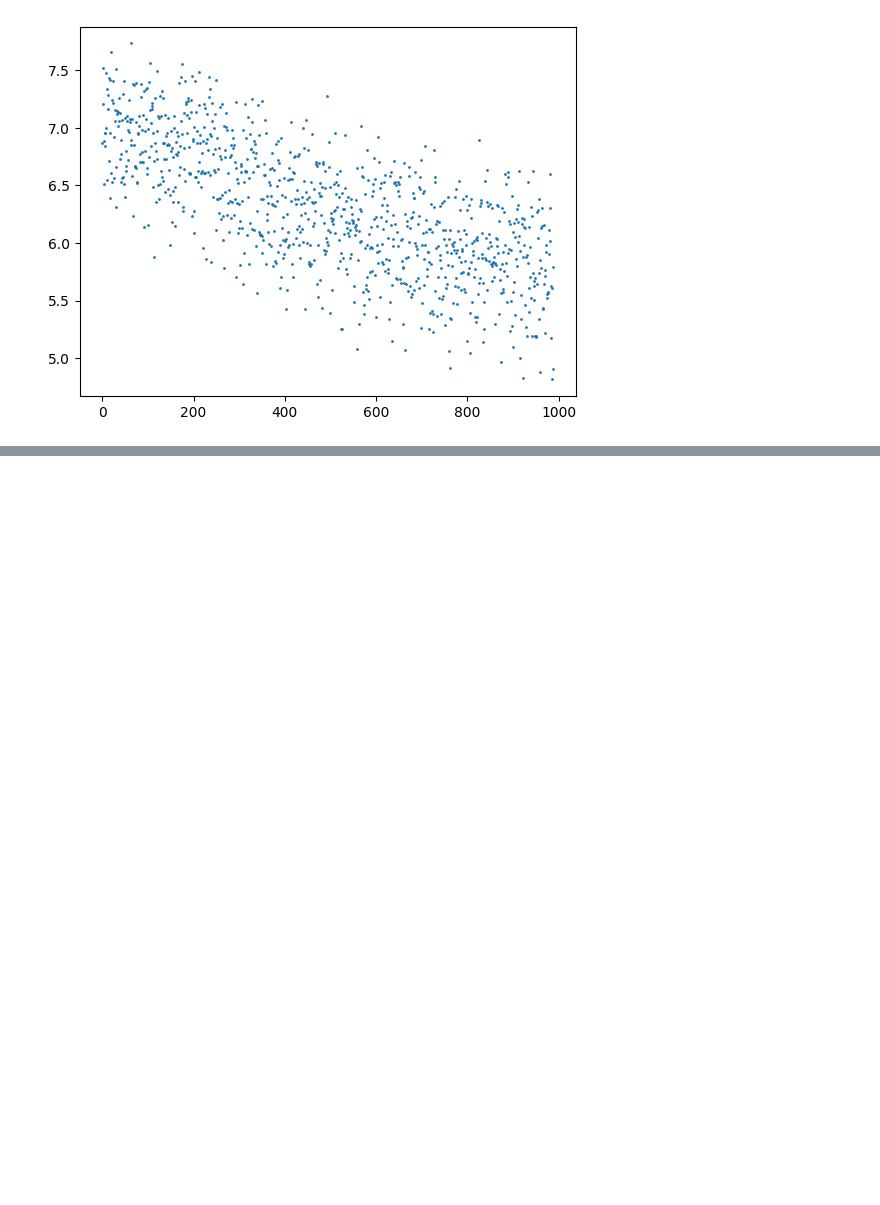
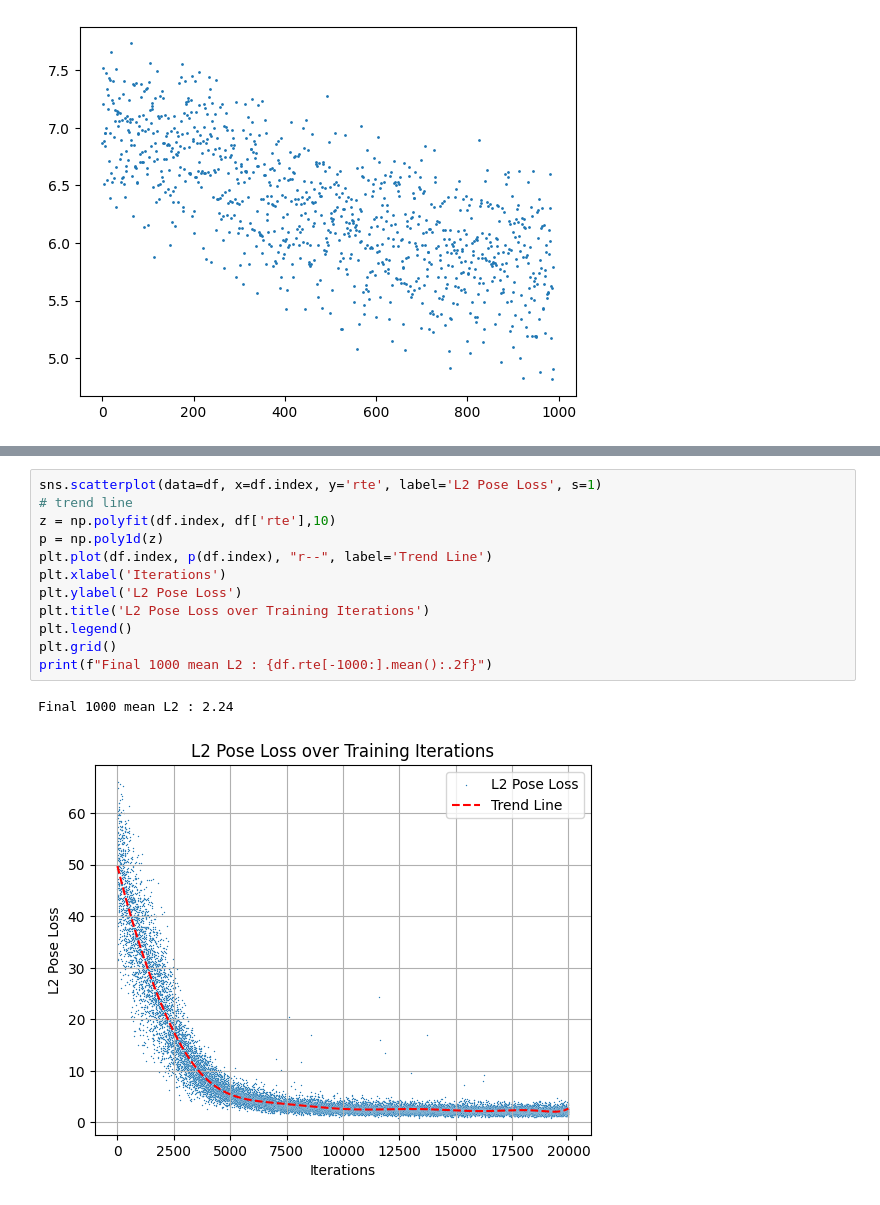
Before and after one commit to ifinckh/2025_sem_proj_FINCKH_VITA, a Jupyter notebook: results.ipynb, the cells around one changed output, grey strips where cells are left out. Cells and saved outputs as stored; diff of their text form; blank space fills up the shorter version.

```diff
--- a/results.ipynb
+++ b/results.ipynb
@@ -111,0 +136,15 @@ plt.show()
+# %%
+sns.scatterplot(data=df, x=df.index, y='rte', label='L2 Pose Loss', s=1)
+# trend line
+z = np.polyfit(df.index, df['rte'],10)
+p = np.poly1d(z)
+plt.plot(df.index, p(df.index), "r--", label='Trend Line')
+plt.xlabel('Iterations')
+plt.ylabel('L2 Pose Loss')
+plt.title('L2 Pose Loss over Training Iterations')
+plt.legend()
+plt.grid()
+print(f"Final 1000 mean L2 : {df.rte[-1000:].mean():.2f}")
+# %% [output]
+Final 1000 mean L2 : 2.24
+[figure, added]
```
Also changed, not shown: parts of 7 cells of this notebook, 4 other files.
